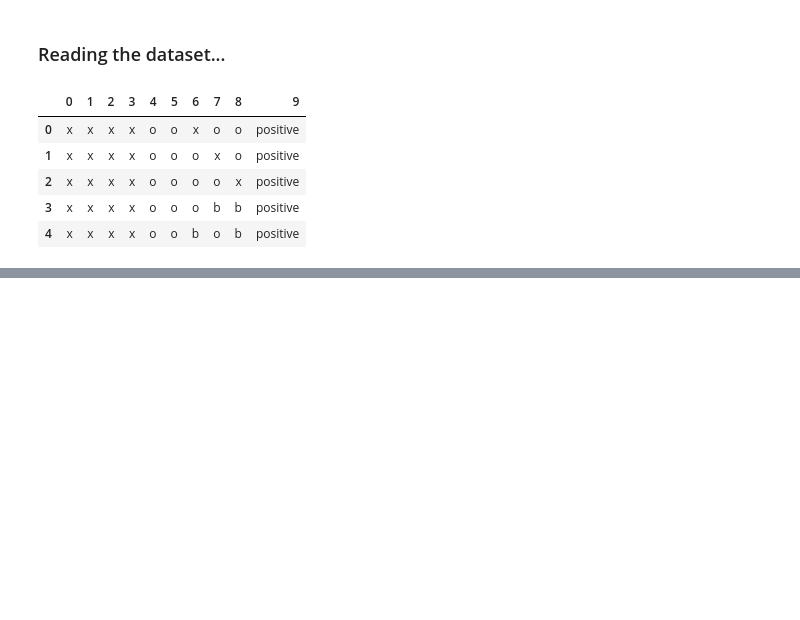
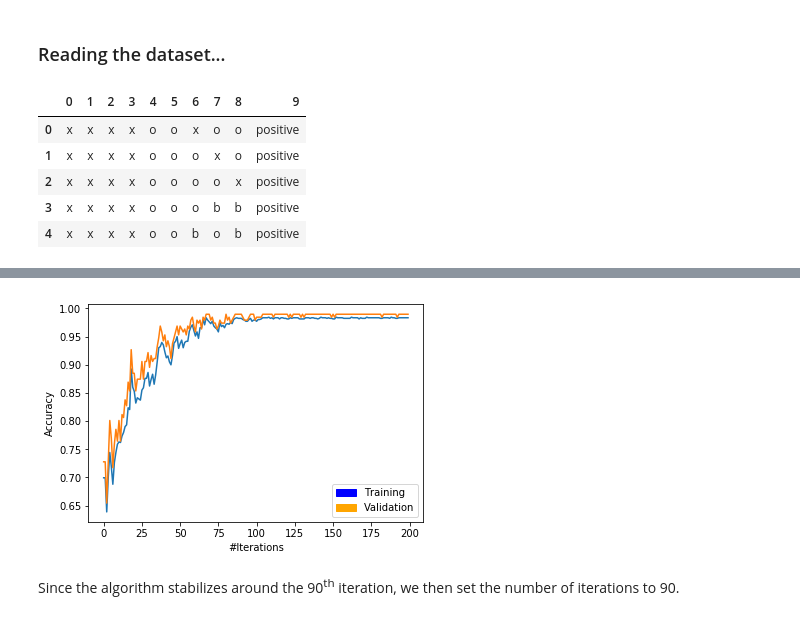
Before and after one commit to thiagovas/MLSchoolWork2, a Jupyter notebook: TP2-ThiagoSilva.ipynb, the cells around one changed output, grey strips where cells are left out. Saved outputs shown, nothing was run; the diff lists cells and outputs as text; code cells hidden in the pictures; blank space fills up the shorter version.

Commit message:
Finished implementing the AdaBoost. Began some tests.

```diff
--- a/TP2-ThiagoSilva.ipynb
+++ b/TP2-ThiagoSilva.ipynb
@@ -27,6 +42,0 @@ Since the target variable is *positive* whenever the player x won the game, we c
-# %%
-data = data.applymap(lambda x: 1 if (x == 'x' or x == 'positive') else -1)
-data.describe()
-
-# TODO(thiagovas): Add a new column with zeros, to ease the implementation of the 'always true' stump and
-#                  'always false' stump.
@@ -42,0 +53,4 @@ data.describe()
+# %%
+symbol_to_id = {'x':0, 'o':1, 'b':2, 'positive':1, 'negative':-1}
+data = data.applymap(lambda x: symbol_to_id[x])
+data.describe()
@@ -150,3 +226,0 @@ class AdaBoost():
-# %%
-clf = AdaBoost()
-clf.train(data)
@@ -154,0 +230,10 @@ KeyError: -1
+# %%
+clf = AdaBoost()
+
+# Randomizing the dataset...
+data = data.sample(frac=1, random_state=RSEED).reset_index(drop=True)
+
+val_set = data.iloc[:int(0.2*data.shape[0])]
+train_set = data.iloc[int(0.2*data.shape[0]):]
+
+train_acc, val_acc = clf.train(data, verbose=True, n_iter=200, validation=True, validation_set=val_set)
@@ -154,0 +258,12 @@ KeyError: -1
+# %%
+plt.plot(np.arange(len(train_acc)), train_acc, np.arange(len(val_acc)), val_acc)
+blue_patch = mpatches.Patch(color='blue', label='Training')
+orange_patch = mpatches.Patch(color='orange', label='Validation')
+plt.legend(handles=[blue_patch, orange_patch])
+plt.ylabel('Accuracy')
+plt.xlabel('#Iterations')
+plt.show()
+# %% [output]
+[figure, added]
+# %% [markdown]
+Since the algorithm stabilizes around the 90<sup>th</sup> iteration, we then set the number of iterations to 90.
```
Also changed, not shown: parts of 14 cells of this notebook.
